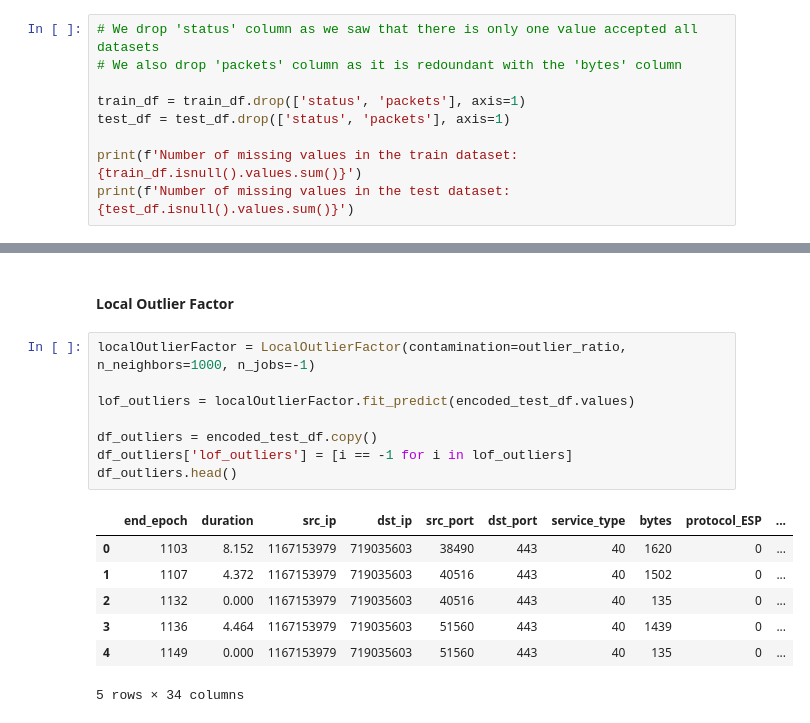
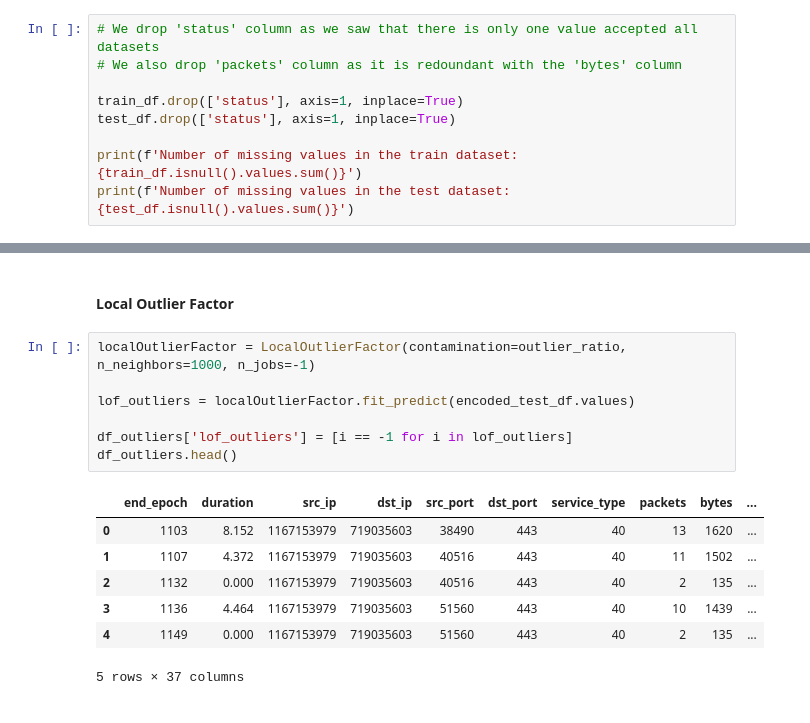
Before and after one commit to Leiyks/MLSECU, a Jupyter notebook: mlsecu.ipynb, the cells around one changed output, grey strips where cells are left out. Drawn from its saved outputs; the diff is of its cells as text.

```diff
--- a/mlsecu.ipynb
+++ b/mlsecu.ipynb
@@ -270,8 +298,8 @@ Details of quantitative features of other exchanges:
 # We drop 'status' column as we saw that there is only one value accepted all datasets
 # We also drop 'packets' column as it is redoundant with the 'bytes' column
 
-train_df = train_df.drop(['status', 'packets'], axis=1)
-test_df = test_df.drop(['status', 'packets'], axis=1)
+train_df.drop(['status'], axis=1, inplace=True)
+test_df.drop(['status'], axis=1, inplace=True)
 
 print(f'Number of missing values in the train dataset: {train_df.isnull().values.sum()}')
 print(f'Number of missing values in the test dataset: {test_df.isnull().values.sum()}')
@@ -439,19 +482,18 @@ ValueError: Found input variables with inconsistent numbers of samples: [10000,
 # %%
 localOutlierFactor = LocalOutlierFactor(contamination=outlier_ratio, n_neighbors=1000, n_jobs=-1)
 
 lof_outliers = localOutlierFactor.fit_predict(encoded_test_df.values)
 
-df_outliers = encoded_test_df.copy()
 df_outliers['lof_outliers'] = [i == -1 for i in lof_outliers]
 df_outliers.head()
 # %% [output]
-|  | end_epoch | duration | src_ip | dst_ip | src_port | dst_port | service_type | bytes | protocol_ESP | ... |
-| 0 | 1103 | 8.152 | 1167153979 | 719035603 | 38490 | 443 | 40 | 1620 | 0 | ... |
-| 1 | 1107 | 4.372 | 1167153979 | 719035603 | 40516 | 443 | 40 | 1502 | 0 | ... |
-| 2 | 1132 | 0.000 | 1167153979 | 719035603 | 40516 | 443 | 40 | 135 | 0 | ... |
-| 3 | 1136 | 4.464 | 1167153979 | 719035603 | 51560 | 443 | 40 | 1439 | 0 | ... |
-| 4 | 1149 | 0.000 | 1167153979 | 719035603 | 51560 | 443 | 40 | 135 | 0 | ... |
+|  | end_epoch | duration | src_ip | dst_ip | src_port | dst_port | service_type | packets | bytes | ... |
+| 0 | 1103 | 8.152 | 1167153979 | 719035603 | 38490 | 443 | 40 | 13 | 1620 | ... |
+| 1 | 1107 | 4.372 | 1167153979 | 719035603 | 40516 | 443 | 40 | 11 | 1502 | ... |
+| 2 | 1132 | 0.000 | 1167153979 | 719035603 | 40516 | 443 | 40 | 2 | 135 | ... |
+| 3 | 1136 | 4.464 | 1167153979 | 719035603 | 51560 | 443 | 40 | 10 | 1439 | ... |
+| 4 | 1149 | 0.000 | 1167153979 | 719035603 | 51560 | 443 | 40 | 2 | 135 | ... |
-5 rows × 34 columns
+5 rows × 37 columns
 # %%
 display_metrics(df_outliers["lof_outliers"])
 # %% [output]
```
Also changed, not shown: parts of 20 cells of this notebook.
